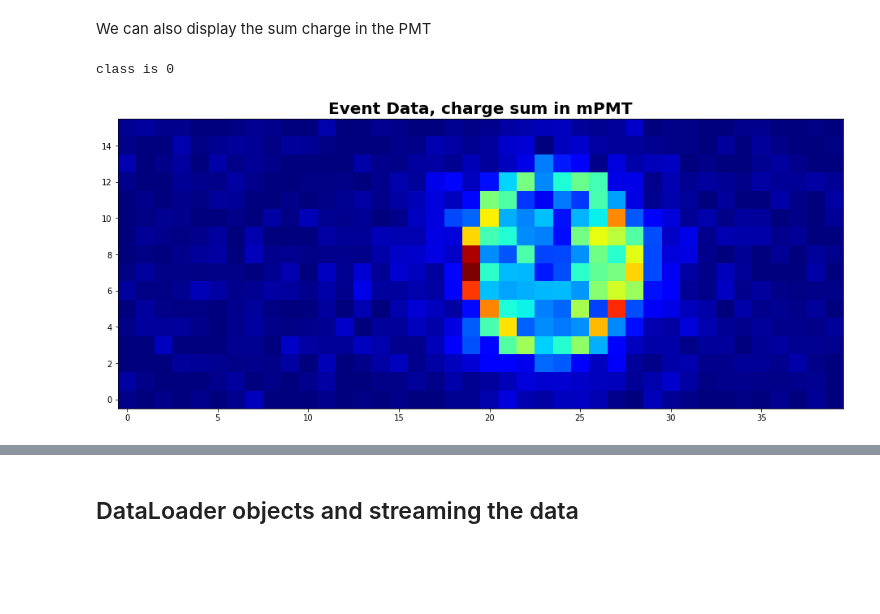
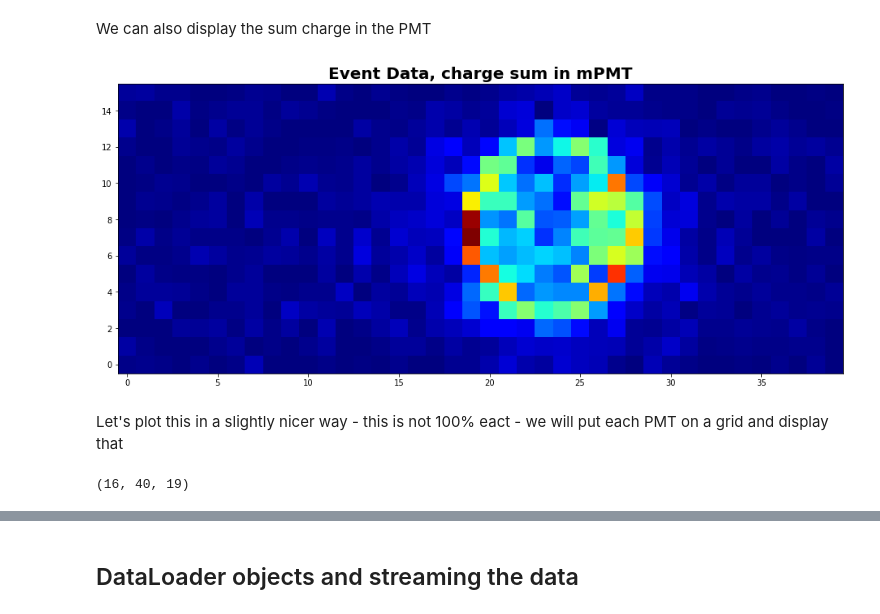
Before and after one commit to wfedorko/TRISEP_ML_tutorial, a Jupyter notebook: notebooks/Data_Exploration_And_Streaming.ipynb, the cells around one changed output, grey strips where cells are left out. Drawn from its saved outputs; the diff is of its cells as text; code cells hidden in the pictures; blank space fills up the shorter version.

```diff
--- a/notebooks/Data_Exploration_And_Streaming.ipynb
+++ b/notebooks/Data_Exploration_And_Streaming.ipynb
@@ -209,10 +210,10 @@ class is 0
 We can also display the sum charge in the PMT
 # %%
 fig, ax = plt.subplots(figsize=(16,8),facecolor='w')
-plt.imshow(np.sum(event[:,:,0:18],axis=-1),cmap='jet',origin='lower')
+plt.imshow(np.sum(event[:,:,0:19],axis=-1),cmap='jet',origin='lower')
 ax.set_title('Event Data, charge sum in mPMT',fontsize=20,fontweight='bold')
-print('class is {}'.format(label))
 plt.show()
 # %% [output]
-class is 0
-[figure, old version]
+[figure, new version]
+# %% [markdown]
+Let's plot this in a slightly nicer way - this is not 100% eact - we will put each PMT on a grid and display that
@@ -218,0 +222,4 @@ class is 0
+# %%
+event[:,:,0:19].shape
+# %% [output]
+(16, 40, 19)
```
Also changed, not shown: parts of 29 cells of this notebook, 1 other file.
